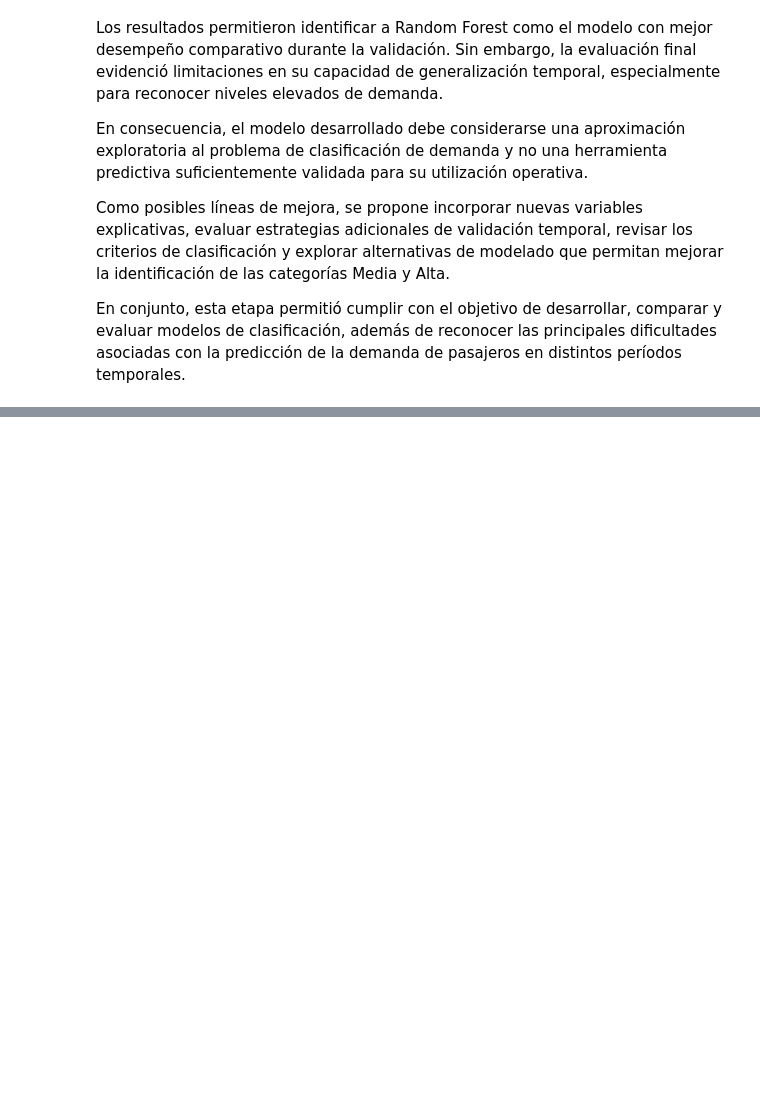
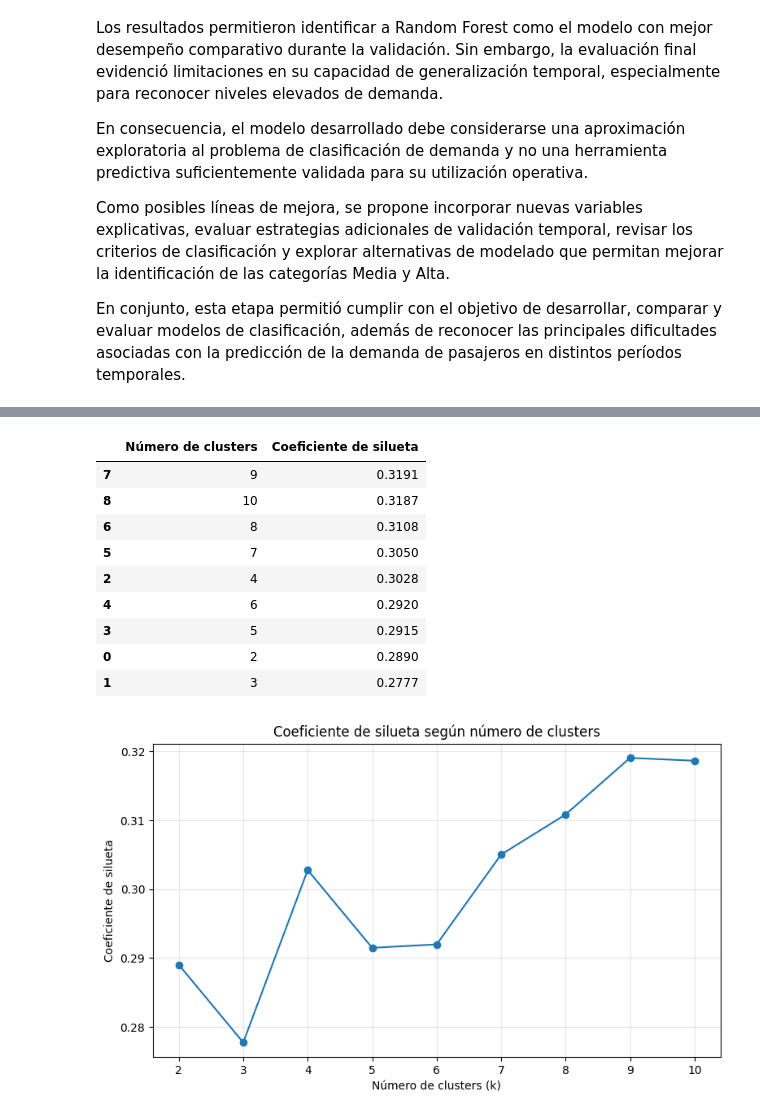
Before and after one commit to ChronosXV/Metodologia_grupo2, a Jupyter notebook: Metodologia_1_Grupo_2_Modelado_ML.ipynb, the cells around one changed output, grey strips where cells are left out. Saved outputs shown, nothing was run; the diff lists cells and outputs as text; code cells hidden in the pictures; blank space fills up the shorter version.

```diff
--- a/Metodologia_1_Grupo_2_Modelado_ML.ipynb
+++ b/Metodologia_1_Grupo_2_Modelado_ML.ipynb
@@ -2112,0 +2407,64 @@ En conjunto, esta etapa permitió cumplir con el objetivo de desarrollar, compar
+# %%
+# Calcular el coeficiente de silueta para diferentes valores de k
+resultados_silueta = []
+
+for k in valores_k:
+    modelo_kmeans = KMeans(
+        n_clusters=k,
+        random_state=42,
+        n_init=10
+    )
+
+    # Entrenar con la muestra de 20.000 registros
+    etiquetas = modelo_kmeans.fit_predict(X_kmeans_muestra)
+
+    # Calcular silueta sobre una submuestra para reducir el costo
+    silueta = silhouette_score(
+        X_kmeans_muestra,
+        etiquetas,
+        sample_size=3000,
+        random_state=42
+    )
+
+    resultados_silueta.append({
+        "Número de clusters": k,
+        "Coeficiente de silueta": silueta
+    })
+
+# Mostrar resultados ordenados
+df_resultados_silueta = pd.DataFrame(resultados_silueta)
+
+display(
+    df_resultados_silueta.sort_values(
+        "Coeficiente de silueta",
+        ascending=False
+    ).round(4)
+)
+
+# Graficar los resultados
+plt.figure(figsize=(9, 5))
+
+plt.plot(
+    df_resultados_silueta["Número de clusters"],
+    df_resultados_silueta["Coeficiente de silueta"],
+    marker="o"
+)
+
+plt.title("Coeficiente de silueta según número de clusters")
+plt.xlabel("Número de clusters (k)")
+plt.ylabel("Coeficiente de silueta")
+plt.xticks(list(valores_k))
+plt.grid(alpha=0.3)
+plt.show()
+# %% [output]
+|  | Número de clusters | Coeficiente de silueta |
+| 7 | 9 | 0.3191 |
+| 8 | 10 | 0.3187 |
+| 6 | 8 | 0.3108 |
+| 5 | 7 | 0.3050 |
+| 2 | 4 | 0.3028 |
+| 4 | 6 | 0.2920 |
+| 3 | 5 | 0.2915 |
+| 0 | 2 | 0.2890 |
+| 1 | 3 | 0.2777 |
+[figure, added]
```
Also changed, not shown: parts of 43 cells of this notebook.
